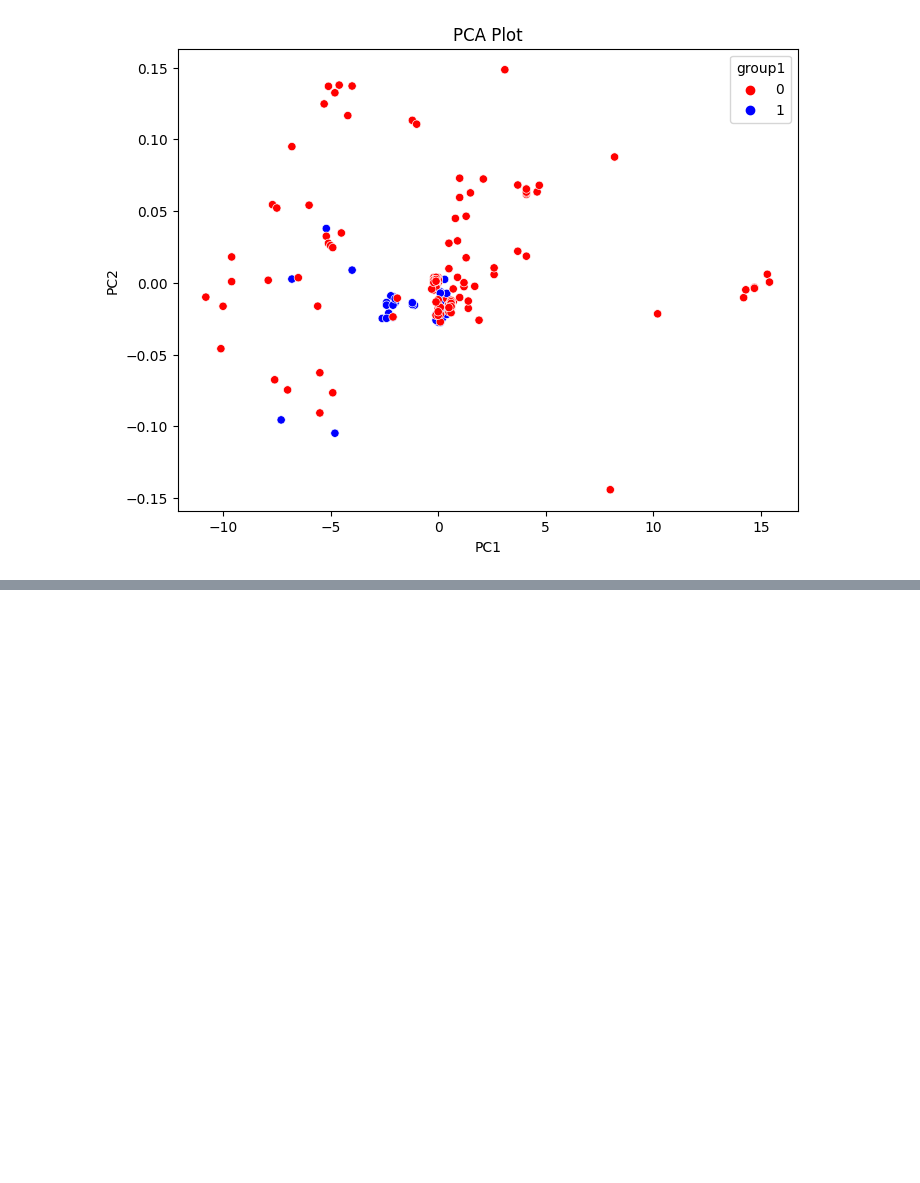
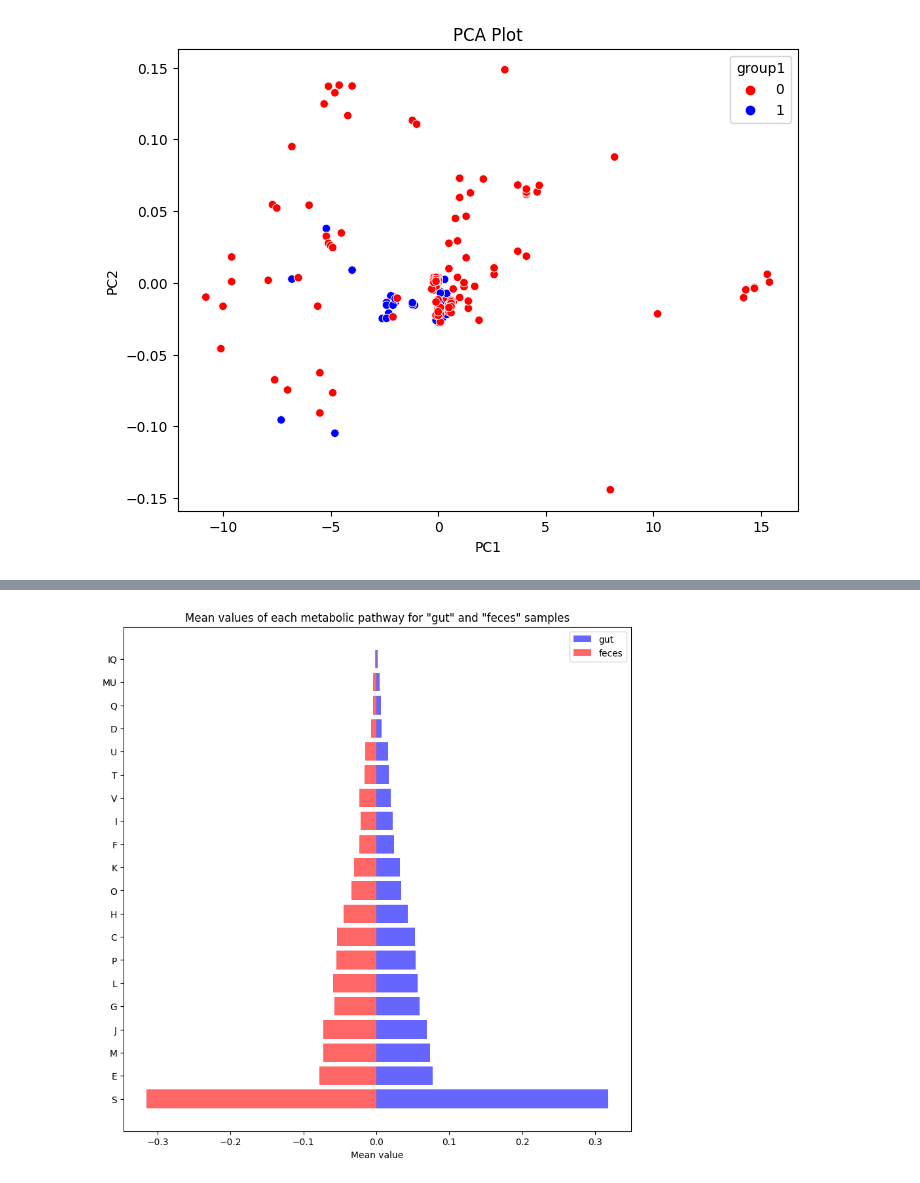
Before and after one commit to DeweyYihengDu/PVC, a Jupyter notebook: machine_pathway.ipynb, the cells around one changed output, grey strips where cells are left out. Cells and saved outputs as stored; diff of their text form; code cells hidden in the pictures; blank space fills up the shorter version.

```diff
--- a/machine_pathway.ipynb
+++ b/machine_pathway.ipynb
@@ -306,0 +425,51 @@ plt.show()
+# %%
+from sklearn.ensemble import RandomForestClassifier
+from sklearn.model_selection import train_test_split
+from sklearn.metrics import classification_report
+
+# Filter the data to keep only 'gut' and 'feces' samples
+data_filtered = data[data['group1'].isin(['gut', 'feces'])]
+
+# Separate the features (X) and the target variable (y)
+X = data_filtered.drop(columns=['sample', 'group1', 'group2'])
+y = data_filtered['group1']
+
+# Remove the 'GC' column from the features
+X = X.drop(columns=['GC'])
+
+# Split the data into train and test sets
+X_train, X_test, y_train, y_test = train_test_split(X, y, test_size=0.2, random_state=42)
+
+# Fit the classifier to the training data
+clf.fit(X_train, y_train)
+
+# Make predictions on the test data
+y_pred = clf.predict(X_test)
+
+# Print the classification report
+classification_report(y_test, y_pred, output_dict=True)
+
+# Calculate the mean for each metabolic pathway for 'gut' and 'feces' samples
+means_gut = data_filtered[data_filtered['group1'] == 'gut'].drop(columns=['sample', 'group1', 'group2', 'GC']).mean()
+means_feces = data_filtered[data_filtered['group1'] == 'feces'].drop(columns=['sample', 'group1', 'group2', 'GC']).mean()
+
+# Combine the means into a DataFrame for easier manipulation
+df_means = pd.DataFrame({'gut': means_gut, 'feces': means_feces})
+
+# Sort the DataFrame by the sum of the means
+df_means = df_means.assign(mean_sum = df_means.sum(axis=1))
+df_means = df_means.sort_values(by='mean_sum', ascending=False)
+
+# Keep only the top 20 metabolic pathways
+df_means = df_means.head(20)
+
+# Plot the means
+plt.figure(figsize=(10, 10))
+plt.barh(df_means.index, df_means['gut'], alpha=0.6, color='blue', label='gut')
+plt.barh(df_means.index, -df_means['feces'], alpha=0.6, color='red', label='feces')
+plt.legend()
+plt.xlabel('Mean value')
+plt.title('Mean values of each metabolic pathway for "gut" and "feces" samples')
+plt.show()
+# %% [output]
+[figure, added]
```
Also changed, not shown: parts of 9 cells of this notebook.
